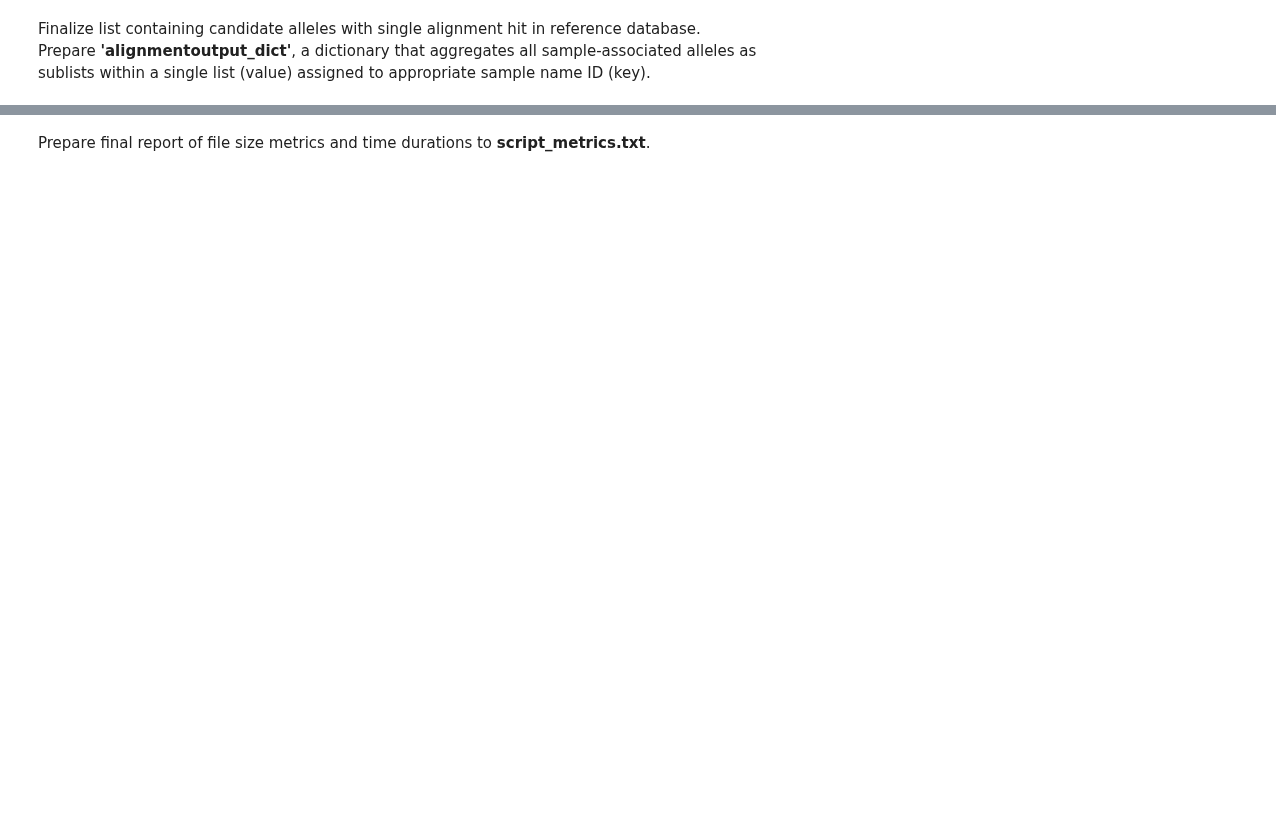
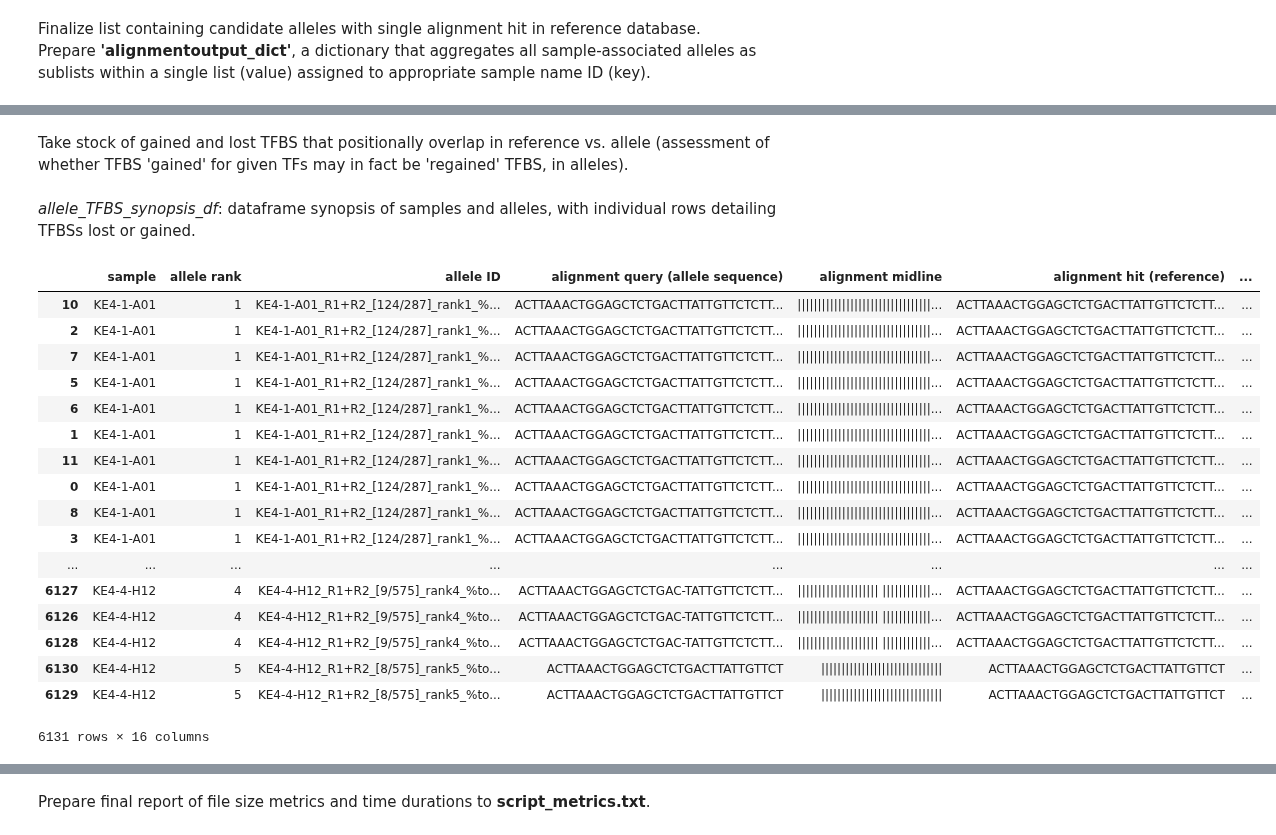
Before and after one commit to YamamotoLabUCSF/CollatedMotifs, a Jupyter notebook: CollatedMotifs-with_user-set_pval.ipynb, the cells around one changed output, grey strips where cells are left out. Cells and saved outputs as stored; diff of their text form; code cells hidden in the pictures; blank space fills up the shorter version.

```diff
--- a/CollatedMotifs-with_user-set_pval.ipynb
+++ b/CollatedMotifs-with_user-set_pval.ipynb
@@ -1114,0 +1465,7 @@ for i in multiple_alignments_samplename_list:
+# %%
+alignments_list4 = []
+for i in alignments_list3:
+    if i not in multiple_alignments_hsp_list:
+        alignments_list4.append(i)
+for i in reconstructed_alleles_with_multiple_hsps_list:
+        alignments_list4.append(i)
@@ -1115,12 +1500,6 @@ for i in multiple_alignments_samplename_list:
 # %% [markdown]
 Finalize list containing candidate alleles with single alignment hit in reference database.
 Prepare **'alignmentoutput_dict'**, a dictionary that aggregates all sample-associated alleles as sublists within a single list (value) assigned to appropriate sample name ID (key).
-# %%
-# Prepare alignment_list4 for reads with exclusively 1 alignment hit in reference database
-alignments_list4 = []
-for i in alignments_list3:
-    if i not in multiple_alignments_list:
-        alignments_list4.append(i)
 # %%
 # Among lists containing alignment data in alignments_list4, determine which queries (reads) correspond to the same sample; where querydef = i[1].split(">")[1].split("_[")[0], reads belonging to the same sample share identical querydef
 # Fasta deflines encode frequency metrics for reads, based on defline format:
@@ -1316,3 +1715,22 @@ for sample in dict_allele_TFBS_synopsis:
                 pass
             else:
                 dict_allele_TFBS_synopsis.get(sample).get(allele).get('lost').append(motif)
+# %%
+# Add allele ranks to allele names
+dict_allele_TFBS_synopsis_allele_ranks = {}
+
+for sample in dict_allele_TFBS_synopsis:
+    index_frequency_list = []
+    for index, allele in enumerate(dict_allele_TFBS_synopsis.get(sample)):
+        index_frequency_list.append((float(allele.split('_')[6].split(':')[1]), allele.split('_')[6], allele, index))
+        index_frequency_list_sorted = sorted(index_frequency_list, reverse=True)
+    dict_allele_TFBS_synopsis_allele_ranks[sample] = index_frequency_list_sorted
+
+for sample in dict_allele_TFBS_synopsis:
+    for index, allele in enumerate(dict_allele_TFBS_synopsis.get(sample)):
+        for index, ranked_allele in enumerate(dict_allele_TFBS_synopsis_allele_ranks.get(sample)):
+            if allele == ranked_allele[2]:
+                allele_rank = index+1
+        dict_allele_TFBS_synopsis.get(sample).get(allele).update({'allele_rank': allele_rank})
+# %% [markdown]
+Take stock of gained and lost TFBS that positionally overlap in reference vs. allele (assessment of whether TFBS 'gained' for given TFs may in fact be 'regained' TFBS, in alleles).
@@ -1318,0 +1973,36 @@ for sample in dict_allele_TFBS_synopsis:
+# %% [markdown]
+*allele_TFBS_synopsis_df*: dataframe synopsis of samples and alleles, with individual rows detailing TFBSs lost or gained.
+# %%
+# Prepare dataframe synopsis of samples and alleles, with individual rows detailing TFBS lost or gained
+allele_TFBS_synopsis_df_columns = {"sample":sample_list, "allele rank":allele_count_list, "allele ID":allele_list, "alignment query\n(allele sequence)":allele_sequence_list,
+                                   "alignment midline":alignment_midline_list, "alignment hit\n(reference)":reference_sequence_list, "TF":TF_list,
+                                   "strand":strand_list,
+                                   "Lost TFBS sequence (in reference at this position, lost in allele)\n*Note: this TFBS sequence is in the reference, 5'-3' on strand indicated in 'strand'":lost_TFBS_sequence_list,
+                                   "Lost TFBS start coordinate (in reference)":ref_start_coordinate_list,
+                                   "Lost TFBS end coordinate (in reference)":ref_stop_coordinate_list,
+                                   "Gained TFBS sequence (not in reference at this position, novel to allele)\n*Note: this TFBS sequence is in the allele, 5'-3' on strand indicated in 'strand'":gained_TFBS_sequence_list,
+                                   "Gained TFBS start coordinate (in allele)":allele_start_coordinate_list,
+                                   "Gained TFBS end coordinate (in allele)":allele_stop_coordinate_list,
+                                   "p-val":p_val_list, "lost or gained in allele (relative to ref)?":lostvsgained_list}
+allele_TFBS_synopsis_df = pd.DataFrame(allele_TFBS_synopsis_df_columns)
+
+allele_TFBS_synopsis_df.sort_values(by=['sample','allele rank','TF',"strand","lost or gained in allele (relative to ref)?"],ascending=[True, True, True, True, False])
+# %% [output]
+|  | sample | allele rank | allele ID | alignment query (allele sequence) | alignment midline | alignment hit (reference) | ... |
+| 10 | KE4-1-A01 | 1 | KE4-1-A01_R1+R2_[124/287]_rank1_%... | ACTTAAACTGGAGCTCTGACTTATTGTTCTCTT... | |||||||||||||||||||||||||||||||||... | ACTTAAACTGGAGCTCTGACTTATTGTTCTCTT... | ... |
+| 2 | KE4-1-A01 | 1 | KE4-1-A01_R1+R2_[124/287]_rank1_%... | ACTTAAACTGGAGCTCTGACTTATTGTTCTCTT... | |||||||||||||||||||||||||||||||||... | ACTTAAACTGGAGCTCTGACTTATTGTTCTCTT... | ... |
+| 7 | KE4-1-A01 | 1 | KE4-1-A01_R1+R2_[124/287]_rank1_%... | ACTTAAACTGGAGCTCTGACTTATTGTTCTCTT... | |||||||||||||||||||||||||||||||||... | ACTTAAACTGGAGCTCTGACTTATTGTTCTCTT... | ... |
+| 5 | KE4-1-A01 | 1 | KE4-1-A01_R1+R2_[124/287]_rank1_%... | ACTTAAACTGGAGCTCTGACTTATTGTTCTCTT... | |||||||||||||||||||||||||||||||||... | ACTTAAACTGGAGCTCTGACTTATTGTTCTCTT... | ... |
+| 6 | KE4-1-A01 | 1 | KE4-1-A01_R1+R2_[124/287]_rank1_%... | ACTTAAACTGGAGCTCTGACTTATTGTTCTCTT... | |||||||||||||||||||||||||||||||||... | ACTTAAACTGGAGCTCTGACTTATTGTTCTCTT... | ... |
+| 1 | KE4-1-A01 | 1 | KE4-1-A01_R1+R2_[124/287]_rank1_%... | ACTTAAACTGGAGCTCTGACTTATTGTTCTCTT... | |||||||||||||||||||||||||||||||||... | ACTTAAACTGGAGCTCTGACTTATTGTTCTCTT... | ... |
+| 11 | KE4-1-A01 | 1 | KE4-1-A01_R1+R2_[124/287]_rank1_%... | ACTTAAACTGGAGCTCTGACTTATTGTTCTCTT... | |||||||||||||||||||||||||||||||||... | ACTTAAACTGGAGCTCTGACTTATTGTTCTCTT... | ... |
+| 0 | KE4-1-A01 | 1 | KE4-1-A01_R1+R2_[124/287]_rank1_%... | ACTTAAACTGGAGCTCTGACTTATTGTTCTCTT... | |||||||||||||||||||||||||||||||||... | ACTTAAACTGGAGCTCTGACTTATTGTTCTCTT... | ... |
+| 8 | KE4-1-A01 | 1 | KE4-1-A01_R1+R2_[124/287]_rank1_%... | ACTTAAACTGGAGCTCTGACTTATTGTTCTCTT... | |||||||||||||||||||||||||||||||||... | ACTTAAACTGGAGCTCTGACTTATTGTTCTCTT... | ... |
+| 3 | KE4-1-A01 | 1 | KE4-1-A01_R1+R2_[124/287]_rank1_%... | ACTTAAACTGGAGCTCTGACTTATTGTTCTCTT... | |||||||||||||||||||||||||||||||||... | ACTTAAACTGGAGCTCTGACTTATTGTTCTCTT... | ... |
+| ... | ... | ... | ... | ... | ... | ... | ... |
+| 6127 | KE4-4-H12 | 4 | KE4-4-H12_R1+R2_[9/575]_rank4_%to... | ACTTAAACTGGAGCTCTGAC-TATTGTTCTCTT... | |||||||||||||||||||| ||||||||||||... | ACTTAAACTGGAGCTCTGACTTATTGTTCTCTT... | ... |
+| 6126 | KE4-4-H12 | 4 | KE4-4-H12_R1+R2_[9/575]_rank4_%to... | ACTTAAACTGGAGCTCTGAC-TATTGTTCTCTT... | |||||||||||||||||||| ||||||||||||... | ACTTAAACTGGAGCTCTGACTTATTGTTCTCTT... | ... |
+| 6128 | KE4-4-H12 | 4 | KE4-4-H12_R1+R2_[9/575]_rank4_%to... | ACTTAAACTGGAGCTCTGAC-TATTGTTCTCTT... | |||||||||||||||||||| ||||||||||||... | ACTTAAACTGGAGCTCTGACTTATTGTTCTCTT... | ... |
+| 6130 | KE4-4-H12 | 5 | KE4-4-H12_R1+R2_[8/575]_rank5_%to... | ACTTAAACTGGAGCTCTGACTTATTGTTCT | |||||||||||||||||||||||||||||| | ACTTAAACTGGAGCTCTGACTTATTGTTCT | ... |
+| 6129 | KE4-4-H12 | 5 | KE4-4-H12_R1+R2_[8/575]_rank5_%to... | ACTTAAACTGGAGCTCTGACTTATTGTTCT | |||||||||||||||||||||||||||||| | ACTTAAACTGGAGCTCTGACTTATTGTTCT | ... |
+6131 rows × 16 columns
```
Also changed, not shown: parts of 72 cells of this notebook.
